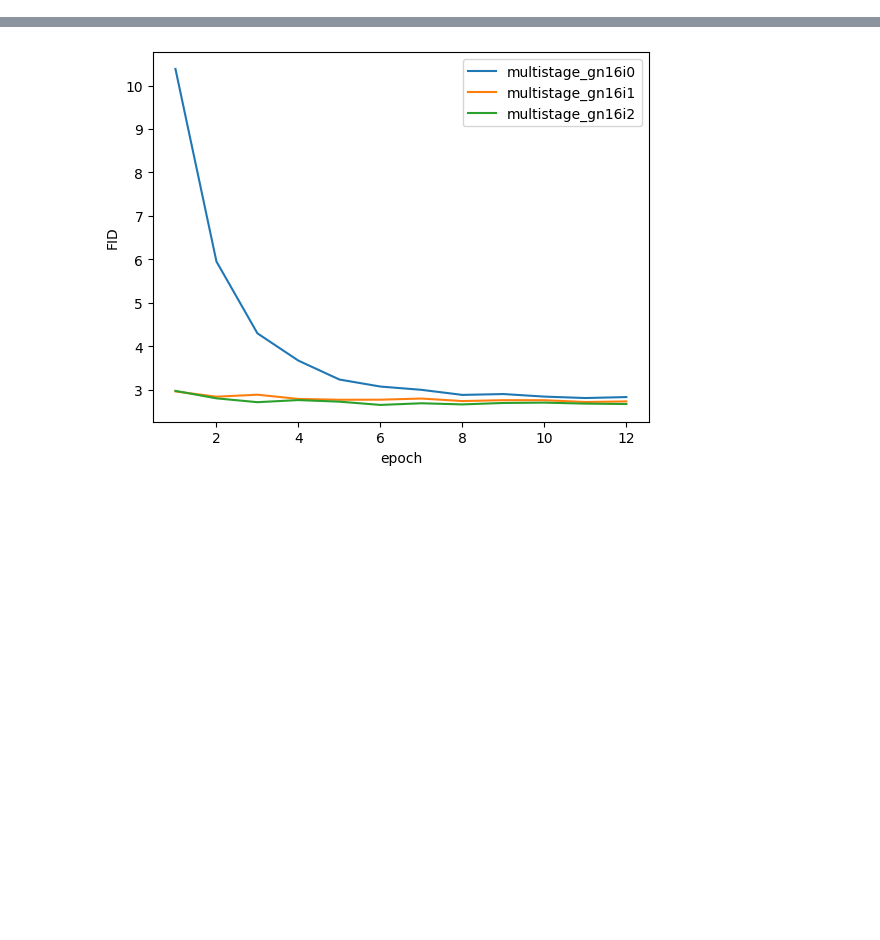
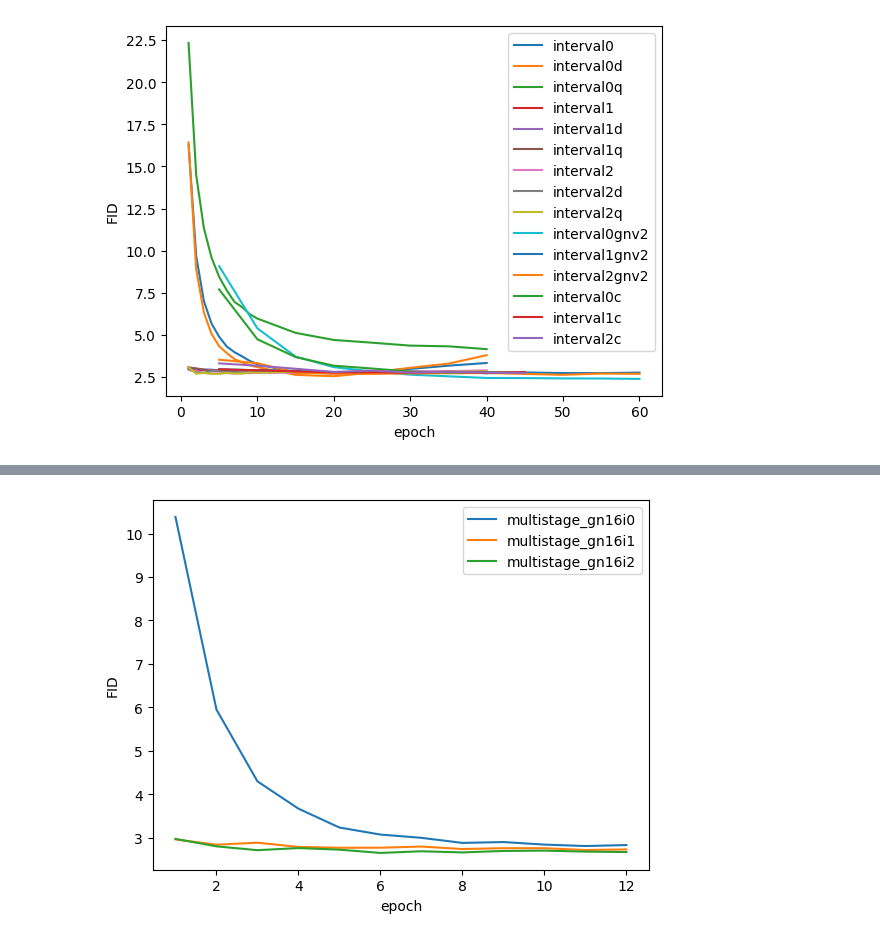
Before and after one commit to LucasYFL/dpm-solver, a Jupyter notebook: example_v2/score_sde_pytorch/jupyter/plot.ipynb, the cells around one changed output, grey strips where cells are left out. Drawn from its saved outputs; the diff is of its cells as text; code cells hidden in the pictures; blank space fills up the shorter version.

```diff
--- a/example_v2/score_sde_pytorch/jupyter/plot.ipynb
+++ b/example_v2/score_sde_pytorch/jupyter/plot.ipynb
@@ -4,22 +4,35 @@ import numpy as np
 import matplotlib
 # %%
 rootp = '../multistage/'
-name_lst = ['multistage_converge','multistage_gn16','multistage_gn16_v2']
-ilst = ['i0','i1','i2']
+name_lst = ['new_interval']
+ilst = ['interval0','interval0d','interval0q','interval1','interval1d','interval1q','interval2','interval2d','interval2q']
 all_dict = {}
+gnv2 = ['interval0gnv2','interval1gnv2','interval2gnv2']
+control = ['interval0c','interval1c','interval2c']
 for n in name_lst:
     all_dict[n] = {}
-    for i in ilst:
+    for i in ilst+gnv2+control:
         all_dict[n][i] = {}
         all_dict[n][i]['dir'] = os.path.join(rootp,n,i)
         all_dict[n][i]['data'] = []
 for n in name_lst:
     for i in ilst:
-        for k in range(1,13):
+        for k in range(1,11):
             temp = np.load(os.path.join(all_dict[n][i]['dir'],'report_{}.npz'.format(k)))['fid']
             all_dict[n][i]['data'].append(temp)
+        for k in range(15,41,5):
+            temp = np.load(os.path.join(all_dict[n][i]['dir'],'report_{}.npz'.format(k)))['fid']
+            all_dict[n][i]['data'].append(temp)
+    for g in gnv2:
+        for k in range(1,13):
+            temp = np.load(os.path.join(all_dict[n][g]['dir'],'report_{}.npz'.format(k)))['fid']
+            all_dict[n][g]['data'].append(temp)
+    for c in control:
+        for k in range(1,10):
+            temp = np.load(os.path.join(all_dict[n][c]['dir'],'report_{}.npz'.format(k)))['fid']
+            all_dict[n][c]['data'].append(temp)
 for n in name_lst:
-    for i in ilst:
+    for i in ilst+gnv2+control:
         all_dict[n][i]['data'] = np.array(all_dict[n][i]['data'])
 
 print(all_dict)
@@ -46,3 +57,27 @@ print(all_dict)
+# %%
+import matplotlib.pyplot as plt
+
+y = list(range(1,11))
+y2 = list(range(15,41,5))
+y3 = list(range(5,61,5))
+y4 = list(range(5,46,5))
+"""for k in ddpm_dict.keys():
+    plt.plot(y,ddpm_dict[k],label=k)"""
+for n in name_lst:
+    for i in ilst:
+        plt.plot(y+y2,all_dict[n][i]['data'],label=i)
+    for g in gnv2:
+        plt.plot(y3,all_dict[n][g]['data'],label=g)
+    for c in control:
+        plt.plot(y4,all_dict[n][c]['data'],label=c)
+plt.legend()
+#plt.xlabel("10k training iterations")
+plt.xlabel("epoch")
+plt.ylabel("FID")
+#plt.title("All timestep vs interval timestep")
+plt.show()
+# %% [output]
+[figure, added]
 # %%
 import matplotlib.pyplot as plt
 
```
Also changed, not shown: parts of 3 cells of this notebook, 24 other files.
